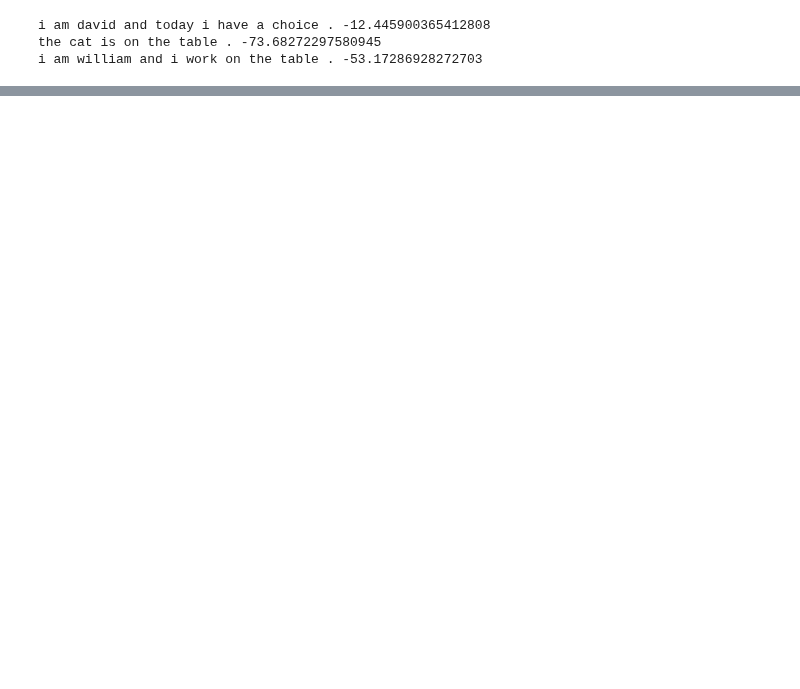
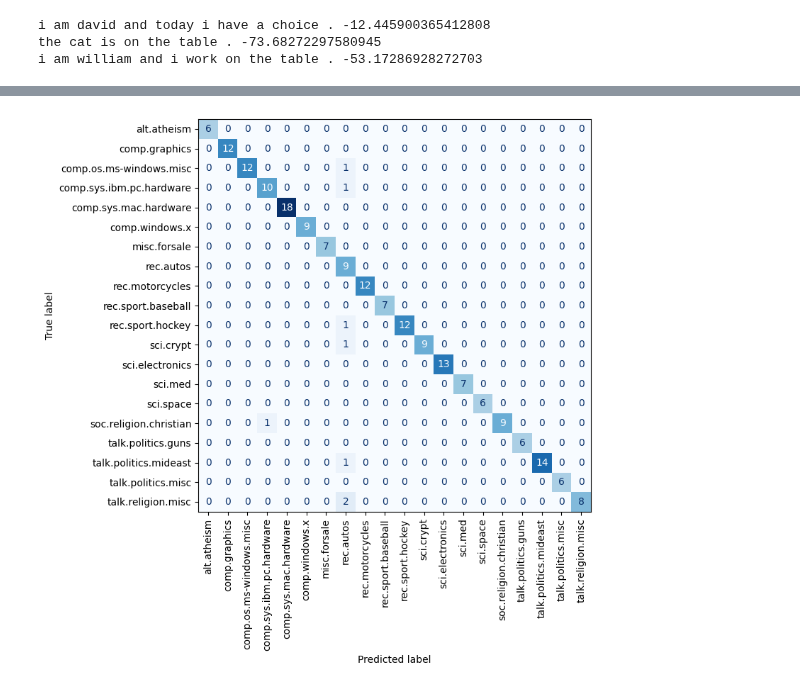
Before and after one commit to afflint/nlp, a Jupyter notebook: nlp/markov-language-model.ipynb, the cells around one changed output, grey strips where cells are left out. Drawn from its saved outputs; the diff is of its cells as text; code cells hidden in the pictures; blank space fills up the shorter version.

```diff
--- a/nlp/markov-language-model.ipynb
+++ b/nlp/markov-language-model.ipynb
@@ -97,0 +101,6 @@ i am william and i work on the table . -53.17286928272703
+# %%
+predictions = np.array([predict(x) for x in corpus[:200]])
+# %%
+y_pred = np.argmax(predictions, axis=1)
+# %%
+y_truth = data.target[:200]
@@ -97,0 +133,11 @@ i am william and i work on the table . -53.17286928272703
+# %%
+cm = confusion_matrix(y_truth, y_pred, labels=range(len(data.target_names)))
+# %%
+fig, ax = plt.subplots(figsize=(8, 8))
+disp = ConfusionMatrixDisplay(confusion_matrix=cm, display_labels=data.target_names)
+disp.plot(ax=ax, cmap='Blues', colorbar=False)
+ax.xaxis.set_tick_params(rotation=90)
+plt.tight_layout()
+plt.show()
+# %% [output]
+[figure, added]
```
Also changed, not shown: parts of 19 cells of this notebook, 49 other files.
